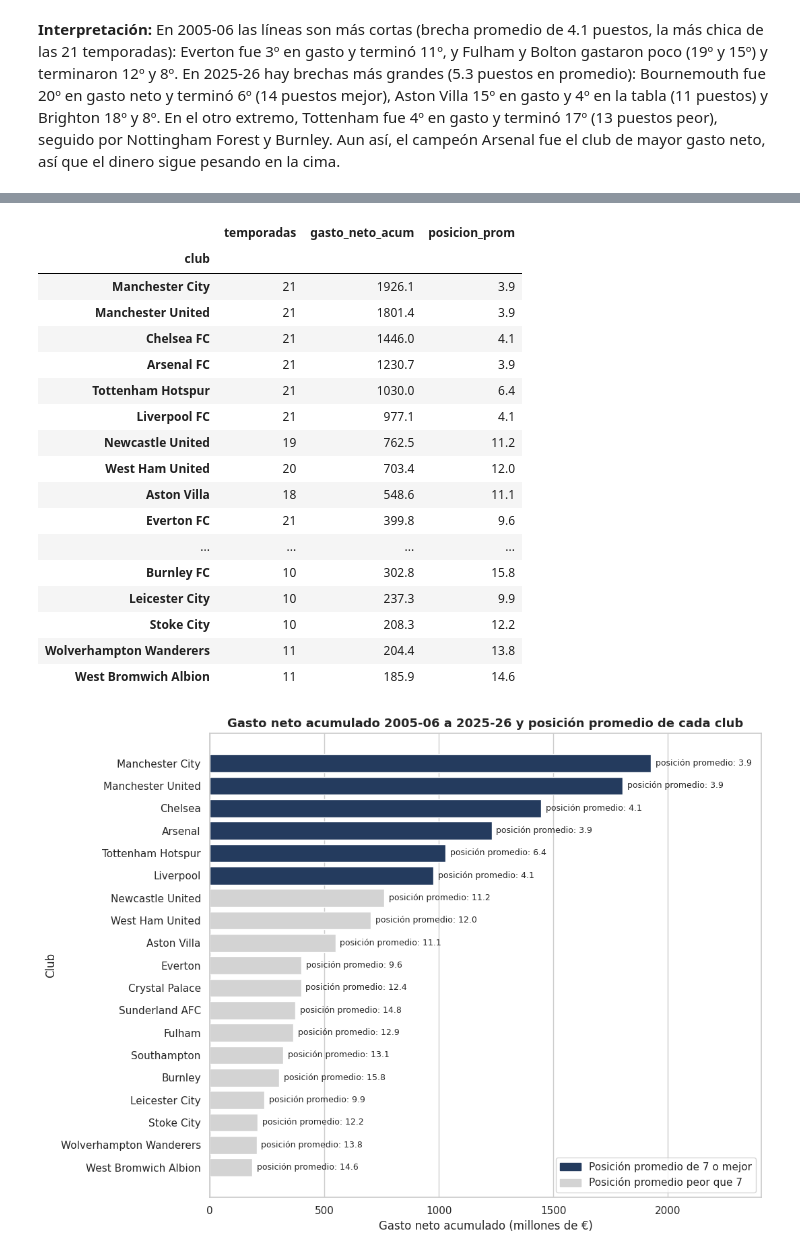
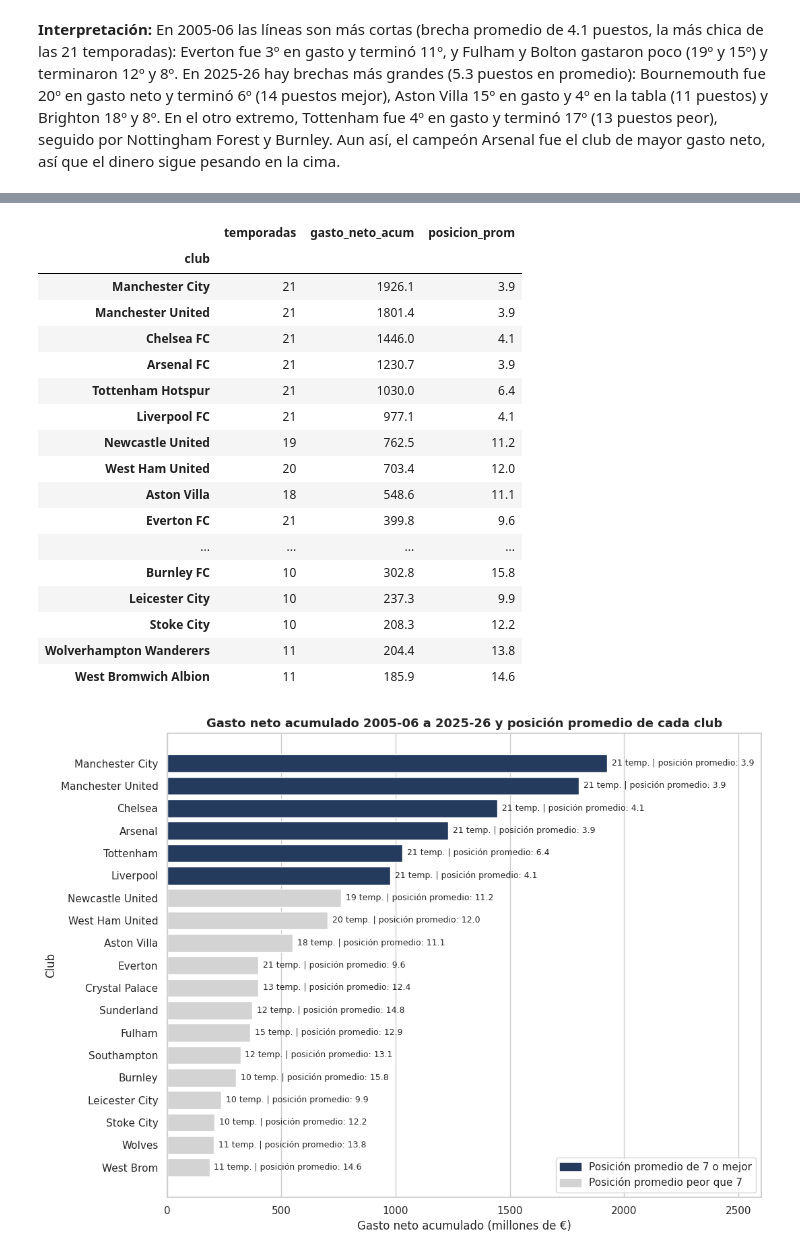
Before and after one commit to valeencamargo14/TP-Labo-, a Jupyter notebook: TP_Labo.ipynb, the cells around one changed output, grey strips where cells are left out. Saved outputs shown, nothing was run; the diff lists cells and outputs as text; code cells hidden in the pictures.

Commit message:
Se agregaron las correcciones finales

```diff
--- a/TP_Labo.ipynb
+++ b/TP_Labo.ipynb
@@ -590,3 +589,15 @@ AZUL, NARANJA, ROJO, VERDE = "#243b5e", "#e07b39", "#b03a2e", "#2e8b57"    # pal
+# %%
+sns.set_theme(style="whitegrid")                                           # estilo de los gráficos
+AZUL, NARANJA, ROJO, VERDE = "#243b5e", "#e07b39", "#b03a2e", "#2e8b57"    # paleta de colores
+
+import re
+
+def nombre_corto(club):
+    """Acorta el nombre de un club para usarlo como etiqueta en los gráficos."""
+    equivalencias = {'Brighton & Hove Albion': 'Brighton', 'Wolverhampton Wanderers': 'Wolves',
+                     'West Bromwich Albion': 'West Brom', 'Tottenham Hotspur': 'Tottenham'}
+    club = equivalencias.get(club, club)
+    return re.sub(r'^AFC | AFC$| FC$', '', club)
 # %% [markdown]
 ### 3.4.a) Evolución temporal del gasto
 **Tipo de gráfico:** líneas (serie temporal).
@@ -684,7 +695,7 @@ for ax, temporada in zip(axs, ['2005-06', '2025-26']):
     # Etiquetamos los 4 clubes con mayor gasto neto y el de menor gasto neto
     destacados = pd.concat([d.nlargest(4, 'gasto_neto'), d.nsmallest(1, 'gasto_neto')])
     for _, fila in destacados.iterrows():
-        ax.annotate(fila['club'].replace(' FC', ''), (fila['gasto_neto'], fila['posicion']),
+        ax.annotate(nombre_corto(fila['club']), (fila['gasto_neto'], fila['posicion']),
                     textcoords='offset points', xytext=(7, 4), fontsize=9)
 
     ax.margins(x=0.15)
@@ -692,7 +703,7 @@ for ax, temporada in zip(axs, ['2005-06', '2025-26']):
     ax.set_title(f"{temporada}: {aciertos} de los 4 que más gastaron terminaron Top 4", fontsize=12, fontweight='bold')
     ax.set_xlabel('Gasto neto (millones de €)')
 
-axs[0].set_ylabel('Posición final (1 = campeón)')
+ax.set_ylabel('Posición final (1 = campeón)')
 axs[0].set_ylim(20.8, 0.2)                                                  # eje invertido: el 1º arriba
 axs[0].set_yticks([1, 4, 8, 12, 16, 20])
 fig.suptitle('Gasto neto vs. posición final de cada club en la Premier League', fontsize=14, fontweight='bold')
@@ -848,6 +863,7 @@ for i, (t, fila) in enumerate(medidas.iterrows()):
 
 # Le damos más aire arriba (valores cercanos a 0 en el eje invertido) para que no choque con el título
 ax.set_ylim(max(medidas['rank_gasto_campeon']) + 3, -3)    # invertido: 1 (mayor gasto) arriba
+ax.set_yticks([1, 5, 10, 15, 20])
 ax.set_xticks(x); ax.set_xticklabels(etiquetas, rotation=60, ha='right', fontsize=8)
 ax.set_title('Puesto de gasto neto del campeón de cada temporada', fontsize=13, fontweight='bold', pad=25)
 ax.set_xlabel('Temporada'); ax.set_ylabel('Puesto en gasto neto del campeón\n(1 = el club que más gastó)')
@@ -915,11 +931,12 @@ for ax, temporada in zip(axs, ['2005-06', '2025-26']):
     ax.hlines(y, d['posicion'], d['rank_gasto'], color='gray', alpha=0.5, lw=2)
     ax.scatter(d['posicion'], y, color=AZUL, s=70, zorder=3, label='Puesto en la tabla')
     ax.scatter(d['rank_gasto'], y, color=NARANJA, s=70, zorder=3, label='Puesto en gasto neto')
-    ax.set_yticks(y); ax.set_yticklabels(d['club'].str.replace(' FC', ''), fontsize=9)
+    ax.set_yticks(y); ax.set_yticklabels(d['club'].map(nombre_corto), fontsize=9)
     ax.set_xticks([1, 4, 8, 12, 16, 20])
     ax.invert_yaxis()
     ax.set_title(f"{temporada}: brecha promedio de {medidas.loc[temporada, 'brecha_prom']} puestos", fontsize=12, fontweight='bold')
     ax.set_xlabel('Puesto (1 = mejor posición / mayor gasto neto)')
+    ax.set_ylabel('Club')
 
 fig.legend(*axs[0].get_legend_handles_labels(), loc='lower center', ncol=2, bbox_to_anchor=(0.5, -0.04), fontsize=11)
 fig.suptitle('Puesto en la tabla vs. puesto en gasto neto de cada club', fontsize=14, fontweight='bold')
@@ -947,42 +966,44 @@ largo_plazo = (df_completo.groupby('club')
                .sort_values('gasto_neto_acum'))
 display(largo_plazo.round(1).sort_values('gasto_neto_acum', ascending=False))
 
-clubes = largo_plazo.index.str.replace(' FC', '')
+clubes = largo_plazo.index.map(nombre_corto)
 colores = [AZUL if p <= 7 else 'lightgray' for p in largo_plazo['posicion_prom']]
 
 fig, ax = plt.subplots(figsize=(11, 8))
 ax.barh(clubes, largo_plazo['gasto_neto_acum'], color=colores, edgecolor='white')
-for y, (gasto, pos) in enumerate(zip(largo_plazo['gasto_neto_acum'], largo_plazo['posicion_prom'])):
-    ax.text(gasto + 20, y, f"posición promedio: {pos:.1f}", va='center', fontsize=9)
-ax.set_xlim(0, largo_plazo['gasto_neto_acum'].max() * 1.25)
+for y, (gasto, pos, n) in enumerate(zip(largo_plazo['gasto_neto_acum'], largo_plazo['posicion_prom'],
+                                         largo_plazo['temporadas'])):
+    ax.text(gasto + 20, y, f"{n} temp. | posición promedio: {pos:.1f}", va='center', fontsize=9)
+ax.set_xlim(0, largo_plazo['gasto_neto_acum'].max() * 1.35)
 ax.set_title('Gasto neto acumulado 2005-06 a 2025-26 y posición promedio de cada club', fontsize=13, fontweight='bold')
 ax.set_xlabel('Gasto neto acumulado (millones de €)')
 ax.set_ylabel('Club')
 ax.grid(axis='y', visible=False)
-ax.legend(handles=[Patch(color=AZUL, label='Posición promedio de 7 o mejor'), Patch(color='lightgray', label='Posición promedio peor que 7')], loc='lower right')
+ax.legend(handles=[Patch(color=AZUL, label='Posición promedio de 7 o mejor'),
+                   Patch(color='lightgray', label='Posición promedio peor que 7')], loc='lower right')
 plt.tight_layout()
 plt.savefig('grafico_3_5f_largo_plazo.png', dpi=300, bbox_inches='tight')
 plt.show()
 # %% [output]
 |  | temporadas | gasto_neto_acum | posicion_prom |
 | club |  |  |  |
 | Manchester City | 21 | 1926.1 | 3.9 |
 | Manchester United | 21 | 1801.4 | 3.9 |
 | Chelsea FC | 21 | 1446.0 | 4.1 |
 | Arsenal FC | 21 | 1230.7 | 3.9 |
 | Tottenham Hotspur | 21 | 1030.0 | 6.4 |
 | Liverpool FC | 21 | 977.1 | 4.1 |
 | Newcastle United | 19 | 762.5 | 11.2 |
 | West Ham United | 20 | 703.4 | 12.0 |
 | Aston Villa | 18 | 548.6 | 11.1 |
 | Everton FC | 21 | 399.8 | 9.6 |
 | ... | ... | ... | ... |
 | Burnley FC | 10 | 302.8 | 15.8 |
 | Leicester City | 10 | 237.3 | 9.9 |
 | Stoke City | 10 | 208.3 | 12.2 |
 | Wolverhampton Wanderers | 11 | 204.4 | 13.8 |
 | West Bromwich Albion | 11 | 185.9 | 14.6 |
-[figure, old version]
+[figure, new version]
 # %% [markdown]
 **Interpretación:** Los 6 clubes que más gastaron en neto durante los 21 años (Manchester City, Manchester United, Chelsea, Arsenal, Tottenham y Liverpool) son también los 6 con mejor posición promedio, entre 3.9 y 6.4. Los demás clubes, con menos gasto acumulado, tienen posiciones promedio de 9.6 a 15.8.
 
```
Also changed, not shown: parts of 21 cells of this notebook.
